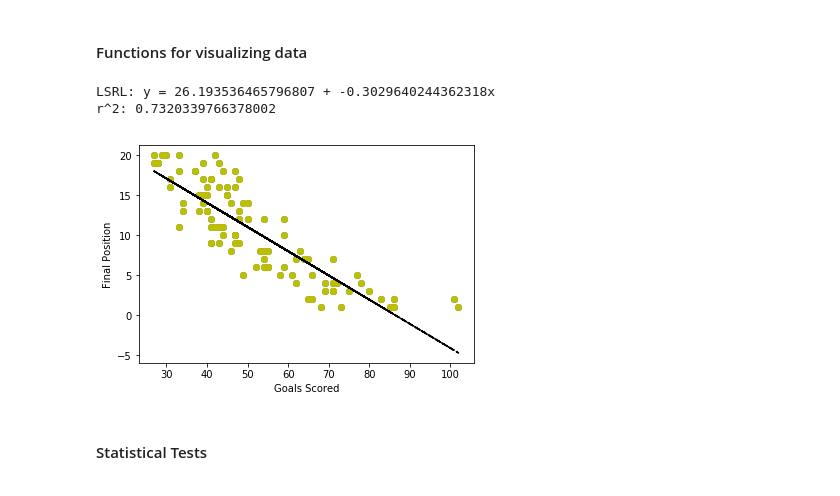
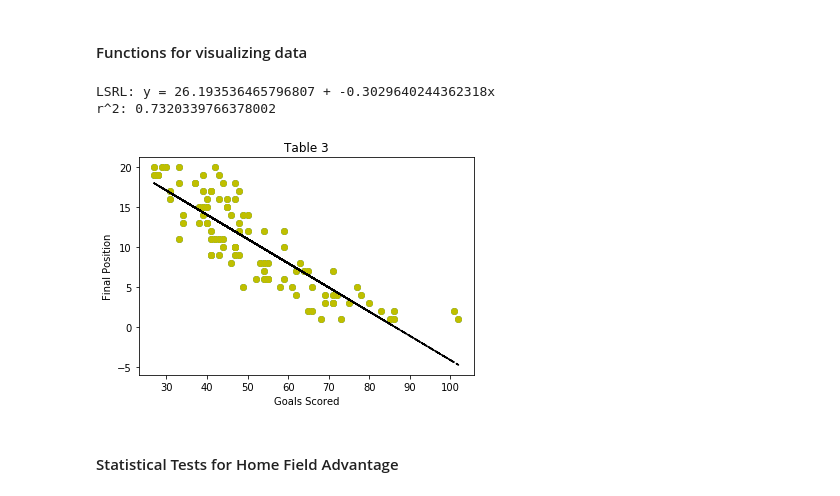
Before and after one commit to cjleggett/SoccerData, a Jupyter notebook: Soccer Data.ipynb, the cells around one changed output. Drawn from its saved outputs; the diff is of its cells as text; code cells hidden in the pictures.

```diff
--- a/Soccer Data.ipynb
+++ b/Soccer Data.ipynb
@@ -246,6 +247,29 @@ def plotScoredPlace(seasons):
     print("r^2: " + str(r_value ** 2))
     fit_fn = np.poly1d([slope, intercept])
     plt.plot(scored,finalPlace, 'yo', scored, fit_fn(scored), '--k')
+    plt.title('Table 3')
+
+
+def plotScoredPlaceLog(seasons):
+    scored = []
+    scored1 = []
+    finalPlace = []
+    for season in seasons:
+        for key, team in season.teams.items():
+            scored.append(math.log(team.scored, math.e))
+            scored1.append(team.scored)
+            finalPlace.append(team.place)
+    scored = stats.zscore(scored)
+    plt.scatter(scored,finalPlace)
+    plt.xlabel("Natural Log of Goals Scored")
+    plt.ylabel("Final Position")
+    slope, intercept, r_value, p_value, std_err = stats.linregress(scored,finalPlace)
+    print("LSRL: y = "+str(intercept)+" + "+str(slope)+"x")
+    print("r^2: " + str(r_value ** 2))
+    fit_fn = np.poly1d([slope, intercept])
+    plt.plot(scored,finalPlace, 'yo', scored, fit_fn(scored), '--k')
+    plt.title('Table 5')
+    return r_value**2
 
 
 # Function taking in a list of seasons, outputting final place vs goals conceded
@@ -259,11 +283,13 @@ def plotConcededPlace(seasons):
     plt.scatter(conceded,finalPlace, color="red")
     plt.xlabel("Goals Conceded")
     plt.ylabel("Final Position")
+    plt.title('Table 3')
     slope, intercept, r_value, p_value, std_err = stats.linregress(conceded,finalPlace)
     print("LSRL: y = "+str(intercept)+" + "+str(slope)+"x")
     print("r^2: " + str(r_value ** 2))
     fit_fn = np.poly1d([slope, intercept])
     plt.plot(conceded,finalPlace, 'yo', conceded, fit_fn(conceded), '--k')
+    return r_value**2
 
 
 def plotConcededScored(seasons):
@@ -271,51 +297,73 @@ def plotConcededScored(seasons):
     scored = []
     for season in seasons:
         for key, team in season.teams.items():
-            conceded.append(team.conceded)
+            conceded.append(math.log(team.conceded, math.e))
             scored.append(team.scored)
-    plt.scatter(conceded,scored)
+    plt.scatter(conceded,scored,color="blue")
     plt.xlabel("Goals Conceded")
     plt.ylabel("Goals Scored")
+    plt.title('Table 1')
     slope, intercept, r_value, p_value, std_err = stats.linregress(conceded,scored)
     print("LSRL: y = "+str(intercept)+" + "+str(slope)+"x")
     print("r^2: " + str(r_value ** 2))
     fit_fn = np.poly1d([slope, intercept])
     plt.plot(conceded,scored, 'yo', conceded, fit_fn(conceded), '--k')
 
 
 def plotHomeWins(seasons):
     homeWins = 0
     awayWins = 0
+    draws = 0
     total = 0
     for season in seasons:
         for matchday in season.matchDays:
             for game in matchday.games:
-                # Ensuring random sampling
-                if random.randint(0, 2) == 0:
-                    x = 1
-                elif game.homeScore > game.awayScore:
+                if game.homeScore > game.awayScore:
                     homeWins += 1
-                    total += 1
                 elif game.homeScore < game.awayScore:
                     awayWins += 1
-                    total += 1
+                else:
+                    draws += 1
+                total += 1
     homePercentage = homeWins / total
     awayPercentage = awayWins / total
-    x = np.arange(2)
-    plt.bar(x, [homePercentage, awayPercentage])
-    plt.xticks(x, ('Home Win Percentage', 'Away Win Percentage'))
+    drawPercentage = draws/total
+    print("Home wins: "+str(homeWins))
+    print("Away wins: "+str(awayWins))
+    print("Draws: "+str(draws))
+    print("Home win proportion: "+str(homePercentage))
+    print("Away win proportion: "+str(awayPercentage))
+    print("Draw proportion: "+str(drawPercentage))
+    x = np.arange(3)
+    plt.bar(x, [homePercentage, awayPercentage, drawPercentage])
+    plt.xticks(x, ('Home Wins', 'Away Wins', 'Draws'))
+    plt.title('Table 1')
 
 
 
 plotScoredPlace(eng)
 #plotConcededPlace(eng)
 #plotConcededScored(eng)
+#plotScoredPlaceLog(eng)
+
+def compareRs(leagues):
+    scored = []
+    conceded = []
+    dif = []
+    for key, value in leagues.items():
+        scored.append(plotScoredPlaceLog(value))
+        conceded.append(plotConcededPlace(value))
+        dif.append(plotScoredPlaceLog(value)-plotConcededPlace(value))
+    print("Scored: "+str(scored))
+    print("Conceded: "+str(conceded))
+    print(dif)
+#compareRs(leagues)
 # %% [output]
 LSRL: y = 26.193536465796807 + -0.3029640244362318x
 r^2: 0.7320339766378002
-[figure, old version]
+[figure, new version]
 # %% [markdown]
-#### Statistical Tests
+#### Statistical Tests for Home Field Advantage
 # %%
 def oneProportionZTestHomeWins(seasons):
     homeWins = 0
```
Also changed, not shown: parts of 4 cells of this notebook.
